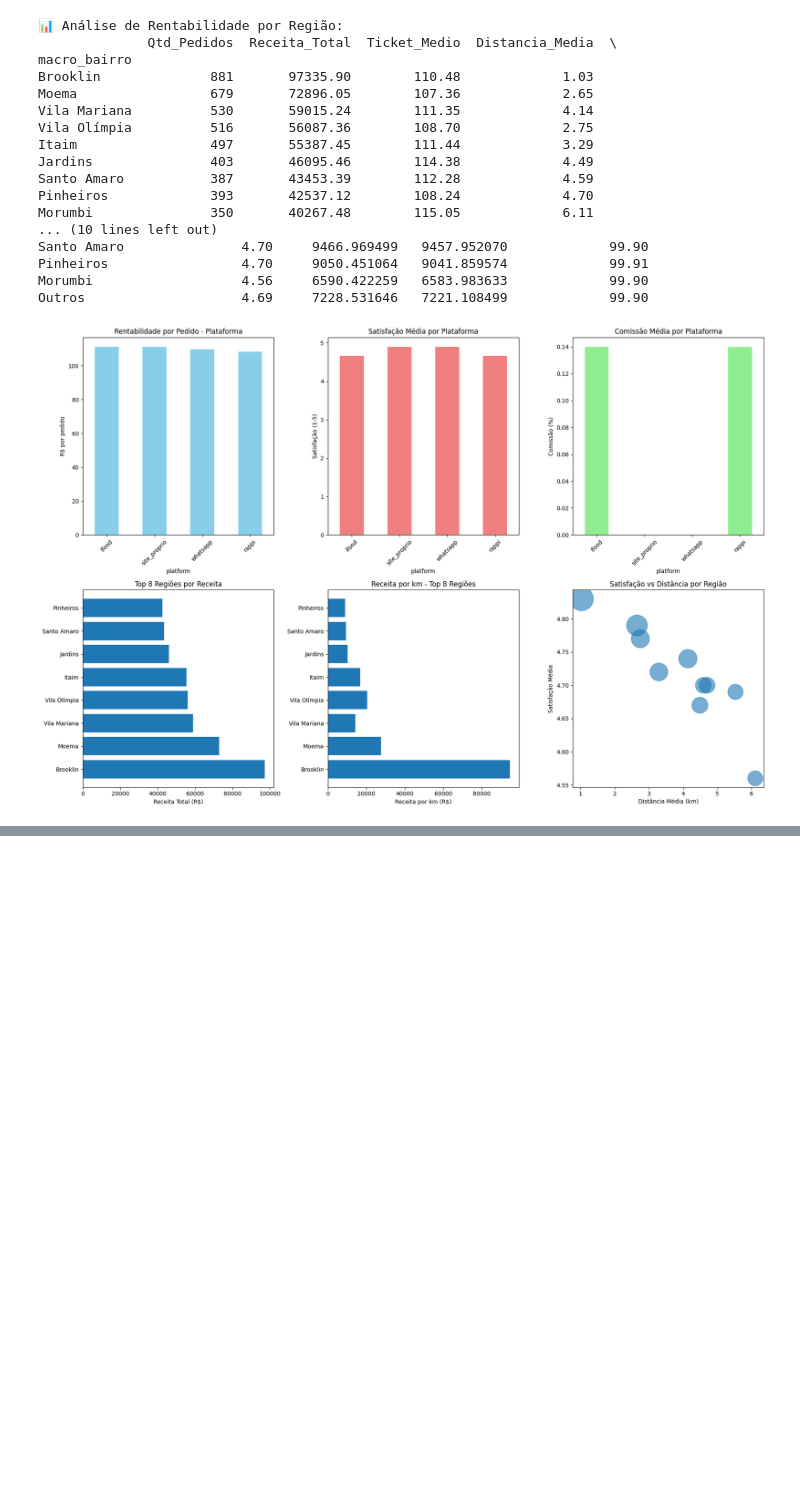
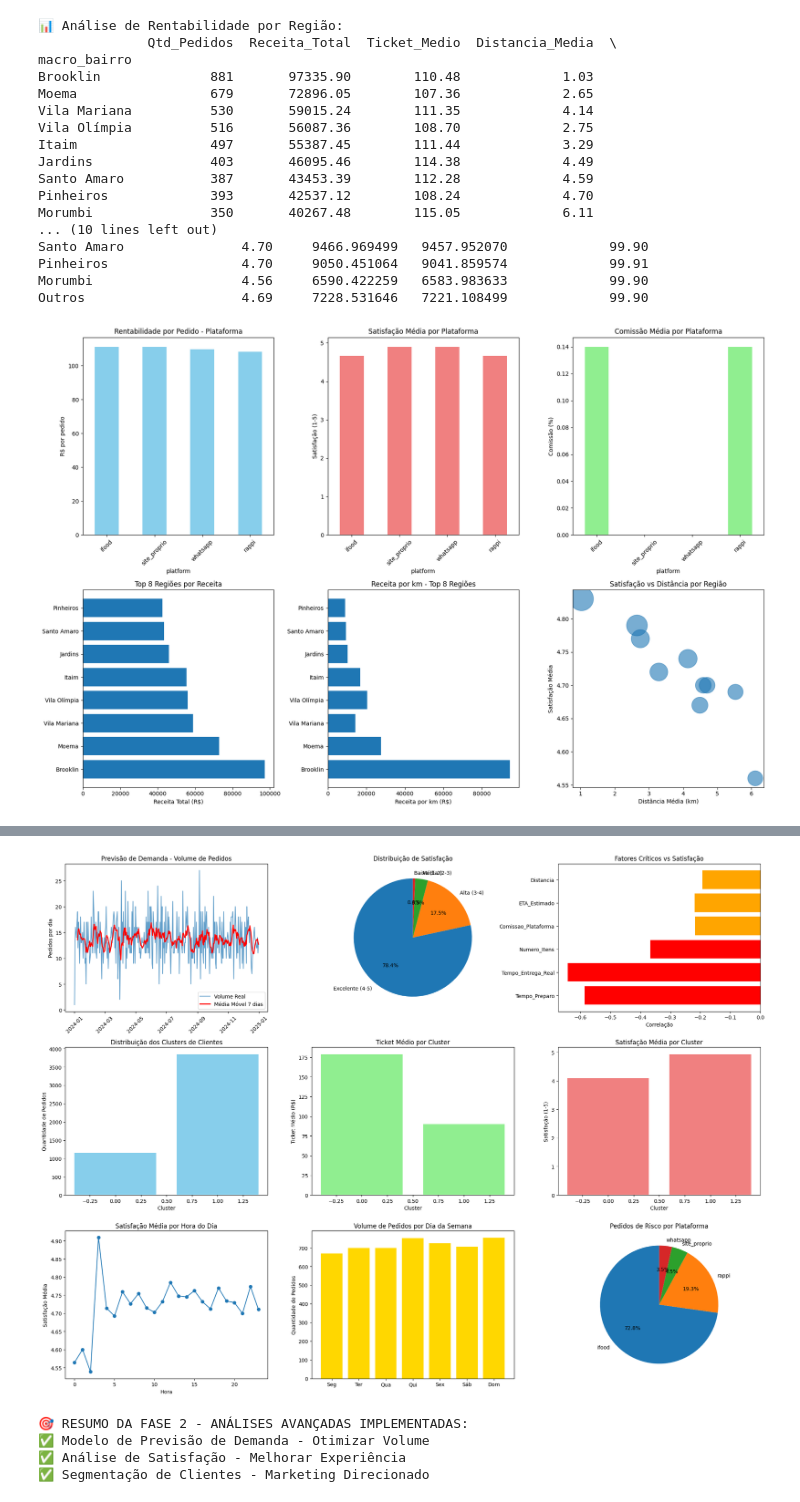
Before and after one commit to joaobaungartner/analise-de-dados, a Jupyter notebook: analise-de-dados.ipynb, the cells around one changed output, grey strips where cells are left out. Saved outputs shown, nothing was run; the diff lists cells and outputs as text; code cells hidden in the pictures; blank space fills up the shorter version.

Commit message:
Análises avançadas

```diff
--- a/analise-de-dados.ipynb
+++ b/analise-de-dados.ipynb
@@ -974,0 +1757,80 @@ plt.show()
+# %%
+# VISUALIZAÇÕES DA FASE 2 - ANÁLISES AVANÇADAS
+
+# Criar figura com subplots para visualizar os resultados da Fase 2
+fig, axes = plt.subplots(3, 3, figsize=(20, 15))
+
+# 1. Previsão de Demanda - Volume de Pedidos
+axes[0,0].plot(demanda_diaria.index, demanda_diaria['Volume_Pedidos'], alpha=0.7, label='Volume Real')
+axes[0,0].plot(demanda_diaria.index, demanda_diaria['Volume_MA_7'], color='red', linewidth=2, label='Média Móvel 7 dias')
+axes[0,0].set_title('Previsão de Demanda - Volume de Pedidos')
+axes[0,0].set_ylabel('Pedidos por dia')
+axes[0,0].legend()
+axes[0,0].tick_params(axis='x', rotation=45)
+
+# 2. Análise de Satisfação - Distribuição
+satisfacao_counts = df['satisfacao_categoria'].value_counts()
+axes[0,1].pie(satisfacao_counts.values, labels=satisfacao_counts.index, autopct='%1.1f%%', startangle=90)
+axes[0,1].set_title('Distribuição de Satisfação')
+
+# 3. Análise de Satisfação - Fatores Críticos
+fatores = list(fatores_criticos.keys())
+correlacoes = list(fatores_criticos.values())
+colors = ['red' if x < -0.3 else 'orange' if x < -0.1 else 'green' for x in correlacoes]
+axes[0,2].barh(fatores, correlacoes, color=colors)
+axes[0,2].set_title('Fatores Críticos vs Satisfação')
+axes[0,2].set_xlabel('Correlação')
+
+# 4. Segmentação - Distribuição dos Clusters
+cluster_counts = df['cluster'].value_counts().sort_index()
+axes[1,0].bar(cluster_counts.index, cluster_counts.values, color='skyblue')
+axes[1,0].set_title('Distribuição dos Clusters de Clientes')
+axes[1,0].set_xlabel('Cluster')
+axes[1,0].set_ylabel('Quantidade de Pedidos')
+
+# 5. Segmentação - Ticket Médio por Cluster
+ticket_cluster = df.groupby('cluster')['total_brl'].mean()
+axes[1,1].bar(ticket_cluster.index, ticket_cluster.values, color='lightgreen')
+axes[1,1].set_title('Ticket Médio por Cluster')
+axes[1,1].set_xlabel('Cluster')
+axes[1,1].set_ylabel('Ticket Médio (R$)')
+
+# 6. Segmentação - Satisfação por Cluster
+satisfacao_cluster = df.groupby('cluster')['satisfacao_nivel'].mean()
+axes[1,2].bar(satisfacao_cluster.index, satisfacao_cluster.values, color='lightcoral')
+axes[1,2].set_title('Satisfação Média por Cluster')
+axes[1,2].set_xlabel('Cluster')
+axes[1,2].set_ylabel('Satisfação (1-5)')
+
+# 7. Análise Temporal - Satisfação por Hora
+satisfacao_hora = df.groupby('hora')['satisfacao_nivel'].mean()
+axes[2,0].plot(satisfacao_hora.index, satisfacao_hora.values, marker='o')
+axes[2,0].set_title('Satisfação Média por Hora do Dia')
+axes[2,0].set_xlabel('Hora')
+axes[2,0].set_ylabel('Satisfação Média')
+
+# 8. Análise Temporal - Volume por Dia da Semana
+volume_dia = df.groupby('dia_semana')['total_brl'].count()
+dias_semana = ['Seg', 'Ter', 'Qua', 'Qui', 'Sex', 'Sáb', 'Dom']
+axes[2,1].bar(dias_semana, volume_dia.values, color='gold')
+axes[2,1].set_title('Volume de Pedidos por Dia da Semana')
+axes[2,1].set_ylabel('Quantidade de Pedidos')
+
+# 9. Análise de Risco - Pedidos de Baixa Satisfação
+risco_plataforma = pedidos_risco['platform'].value_counts()
+axes[2,2].pie(risco_plataforma.values, labels=risco_plataforma.index, autopct='%1.1f%%', startangle=90)
+axes[2,2].set_title('Pedidos de Risco por Plataforma')
+
+plt.tight_layout()
+plt.show()
+
+print("🎯 RESUMO DA FASE 2 - ANÁLISES AVANÇADAS IMPLEMENTADAS:")
+print("✅ Modelo de Previsão de Demanda - Otimizar Volume")
+print("✅ Análise de Satisfação - Melhorar Experiência")
+print("✅ Segmentação de Clientes - Marketing Direcionado")
+# %% [output]
+[figure, added]
+🎯 RESUMO DA FASE 2 - ANÁLISES AVANÇADAS IMPLEMENTADAS:
+✅ Modelo de Previsão de Demanda - Otimizar Volume
+✅ Análise de Satisfação - Melhorar Experiência
+✅ Segmentação de Clientes - Marketing Direcionado
```
Also changed, not shown: parts of 15 cells of this notebook.
